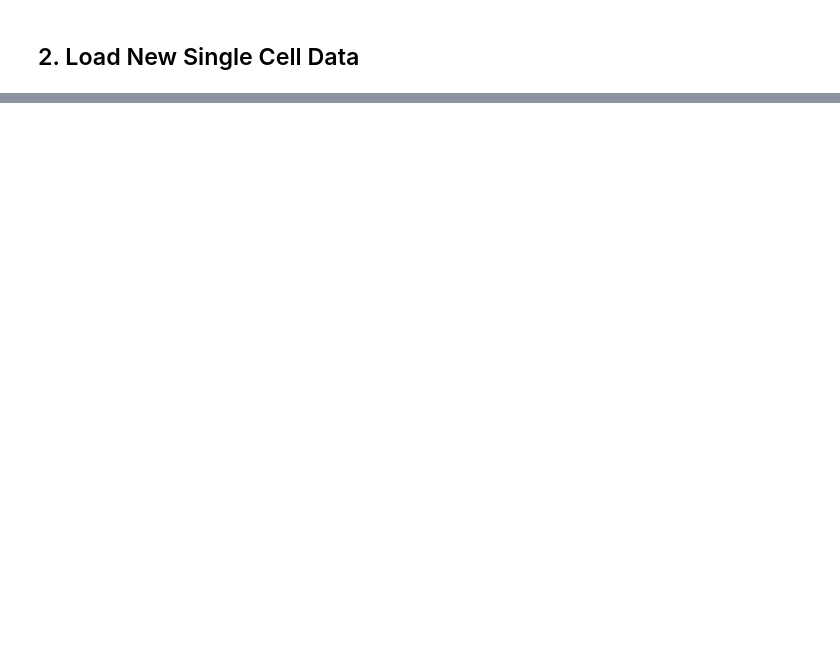
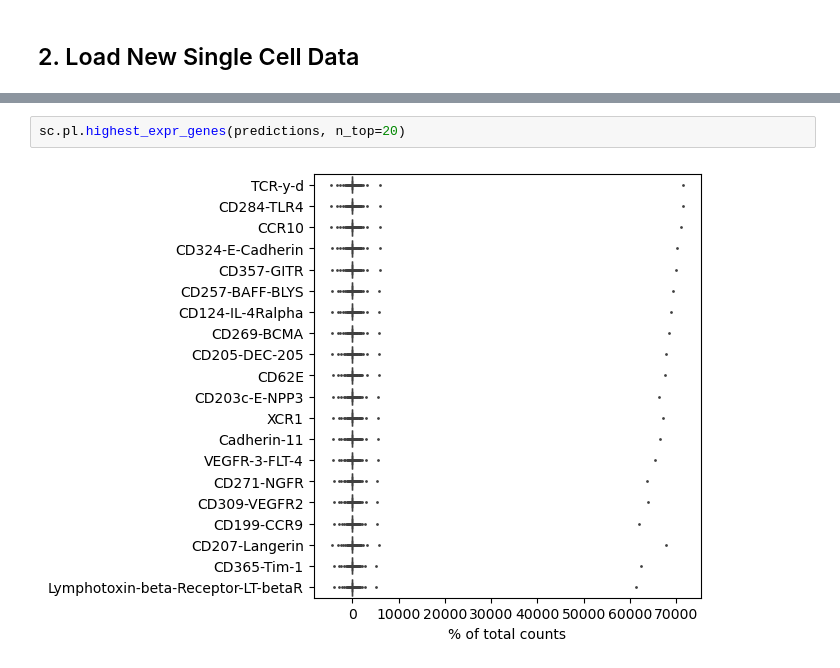
Before and after one commit to SreeSatyaGit/DeepOMAPNet, a Jupyter notebook: Tutorials/Test.ipynb, the cells around one changed output, grey strips where cells are left out. Drawn from its saved outputs; the diff is of its cells as text; blank space fills up the shorter version.

```diff
--- a/Tutorials/Test.ipynb
+++ b/Tutorials/Test.ipynb
@@ -975,0 +413,4 @@ accuracy_report = generate_accuracy_report(
+# %%
+sc.pl.highest_expr_genes(predictions, n_top=20)
+# %% [output]
+[figure, added]
```
Also changed, not shown: parts of 39 cells of this notebook, 5 other files.
